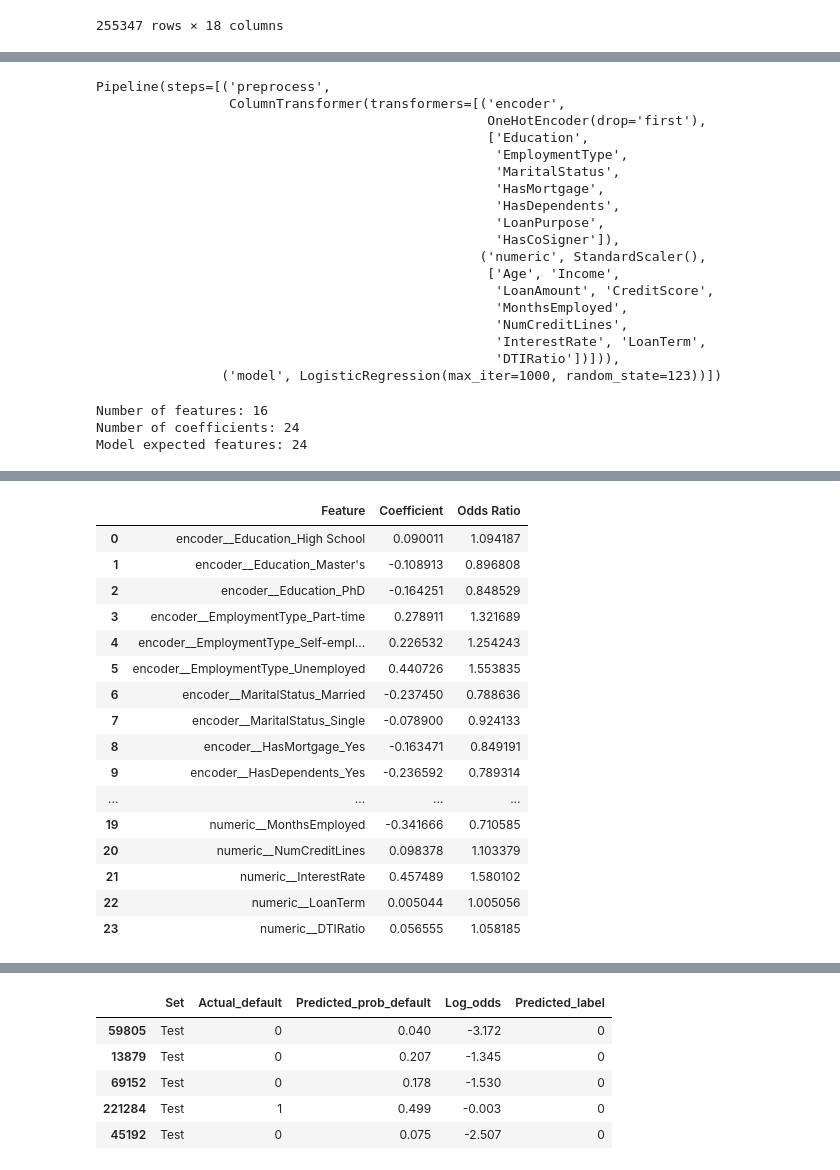
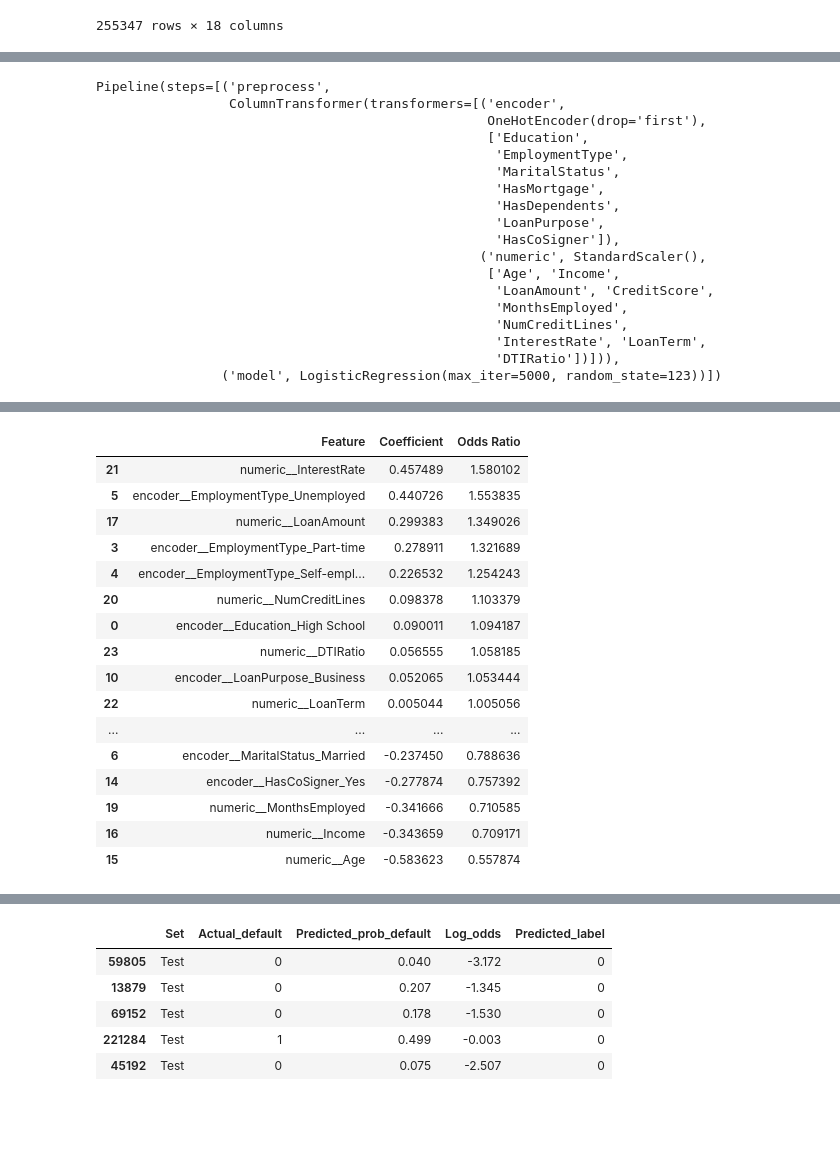
Before and after one commit to sayuri005/DS6021_Final_Project, a Jupyter notebook: Kaitlyn/logit.ipynb, the cells around one changed output, grey strips where cells are left out. Drawn from its saved outputs; the diff is of its cells as text; code cells hidden in the pictures; blank space fills up the shorter version.

Commit message:
worked through the logit from class, need to pick out most important parts and imrpove the selected model. Reworking linear reg to get better results.

```diff
--- a/Kaitlyn/logit.ipynb
+++ b/Kaitlyn/logit.ipynb
@@ -68,4 +75 @@ Default             int64
 dtype: object
-# %%
-df = df.drop('LoanID', axis=1)
-df
@@ -86,24 +76,19 @@ df
 # %%
+# save the target column in y
 y = df['Default']
+
+# save the predictors or features in x
 x = df[['Age', 'Income', 'LoanAmount', 'CreditScore',
        'MonthsEmployed', 'NumCreditLines', 'InterestRate', 'LoanTerm',
        'DTIRatio', 'Education', 'EmploymentType', 'MaritalStatus',
        'HasMortgage', 'HasDependents', 'LoanPurpose', 'HasCoSigner']]
-cats = ['Education',
-        'EmploymentType',
-        'MaritalStatus',
-        'HasMortgage',
-        'HasDependents',
-        'LoanPurpose',
-        'HasCoSigner']
-nums = ['Age',
-        'Income',
-        'LoanAmount',
-        'CreditScore',
-        'MonthsEmployed',
-        'NumCreditLines',
-        'InterestRate',
-        'LoanTerm',
-        'DTIRatio'
-        ]
+
+# save the categorical variables for preprocessing
+cats = ['Education', 'EmploymentType','MaritalStatus',
+        'HasMortgage', 'HasDependents','LoanPurpose','HasCoSigner']
+
+# save the numerical variables for preprocessing
+nums = ['Age', 'Income', 'LoanAmount',   'CreditScore',
+        'MonthsEmployed','NumCreditLines','InterestRate', 'LoanTerm',
+        'DTIRatio']
 # %%
@@ -116,8 +103,13 @@ preprocess = ColumnTransformer(transformers=[
     ("numeric", StandardScaler(), nums)
 ])
 # %%
-logreg=LogisticRegression(max_iter=1000, random_state=123)
+# create a log reg model
+logreg=LogisticRegression(max_iter=5000, random_state=123)
+
+# create a preporcessing pipeline
 pipe = Pipeline(steps=[("preprocess", preprocess), ("model", logreg)])
+
+# fit
 pipe.fit(x_train, y_train)
 # %% [output]
 Pipeline(steps=[('preprocess',
@@ -137,5 +129,5 @@ Pipeline(steps=[('preprocess',
                                                    'NumCreditLines',
                                                    'InterestRate', 'LoanTerm',
                                                    'DTIRatio'])])),
-                ('model', LogisticRegression(max_iter=1000, random_state=123))])
+                ('model', LogisticRegression(max_iter=5000, random_state=123))])
 # %%
@@ -147,12 +143,4 @@ log_odds_test = pipe.decision_function(x_test)
 threshold = 0.5
-# %%
-print("Number of features:", len(x_train.columns))
-print("Number of coefficients:", len(logreg.coef_[0]))
-print("Model expected features:", logreg.n_features_in_)
-# %% [output]
-Number of features: 16
-Number of coefficients: 24
-Model expected features: 24
 # %%
 print("Intercept:", logreg.intercept_[0])
 
@@ -162,5 +150,5 @@ coef = pd.DataFrame({
     "Odds Ratio": np.exp(logreg.coef_[0])
 })
 
-coef
+coef.sort_values("Coefficient", ascending=False)
 # %% [output]
@@ -168,18 +156,18 @@ Intercept: -2.088967791645449
 |  | Feature | Coefficient | Odds Ratio |
-| 0 | encoder__Education_High School | 0.090011 | 1.094187 |
-| 1 | encoder__Education_Master's | -0.108913 | 0.896808 |
-| 2 | encoder__Education_PhD | -0.164251 | 0.848529 |
+| 21 | numeric__InterestRate | 0.457489 | 1.580102 |
+| 5 | encoder__EmploymentType_Unemployed | 0.440726 | 1.553835 |
+| 17 | numeric__LoanAmount | 0.299383 | 1.349026 |
 | 3 | encoder__EmploymentType_Part-time | 0.278911 | 1.321689 |
 | 4 | encoder__EmploymentType_Self-empl... | 0.226532 | 1.254243 |
-| 5 | encoder__EmploymentType_Unemployed | 0.440726 | 1.553835 |
+| 20 | numeric__NumCreditLines | 0.098378 | 1.103379 |
+| 0 | encoder__Education_High School | 0.090011 | 1.094187 |
+| 23 | numeric__DTIRatio | 0.056555 | 1.058185 |
+| 10 | encoder__LoanPurpose_Business | 0.052065 | 1.053444 |
+| 22 | numeric__LoanTerm | 0.005044 | 1.005056 |
+| ... | ... | ... | ... |
 | 6 | encoder__MaritalStatus_Married | -0.237450 | 0.788636 |
-| 7 | encoder__MaritalStatus_Single | -0.078900 | 0.924133 |
-| 8 | encoder__HasMortgage_Yes | -0.163471 | 0.849191 |
-| 9 | encoder__HasDependents_Yes | -0.236592 | 0.789314 |
-| ... | ... | ... | ... |
+| 14 | encoder__HasCoSigner_Yes | -0.277874 | 0.757392 |
 | 19 | numeric__MonthsEmployed | -0.341666 | 0.710585 |
-| 20 | numeric__NumCreditLines | 0.098378 | 1.103379 |
-| 21 | numeric__InterestRate | 0.457489 | 1.580102 |
-| 22 | numeric__LoanTerm | 0.005044 | 1.005056 |
-| 23 | numeric__DTIRatio | 0.056555 | 1.058185 |
+| 16 | numeric__Income | -0.343659 | 0.709171 |
+| 15 | numeric__Age | -0.583623 | 0.557874 |
 # %%
```
Also changed, not shown: parts of 49 cells of this notebook, 2 other files.
